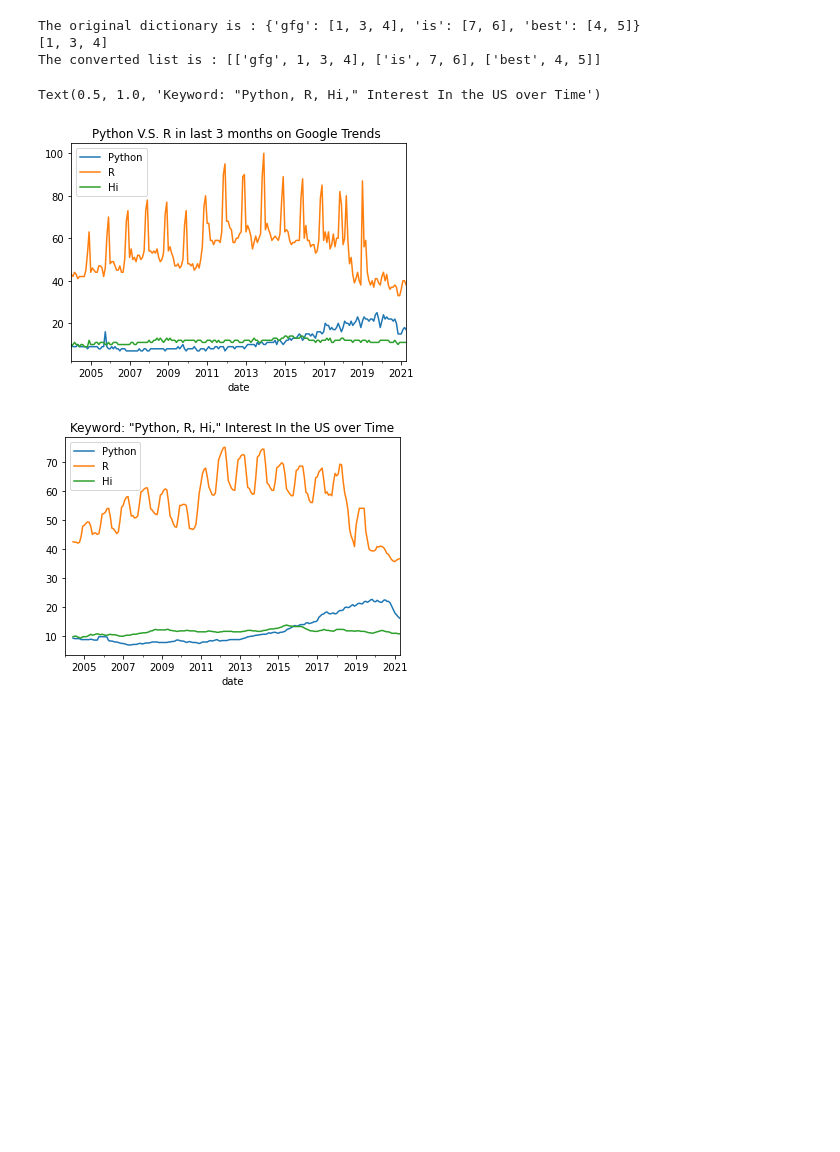
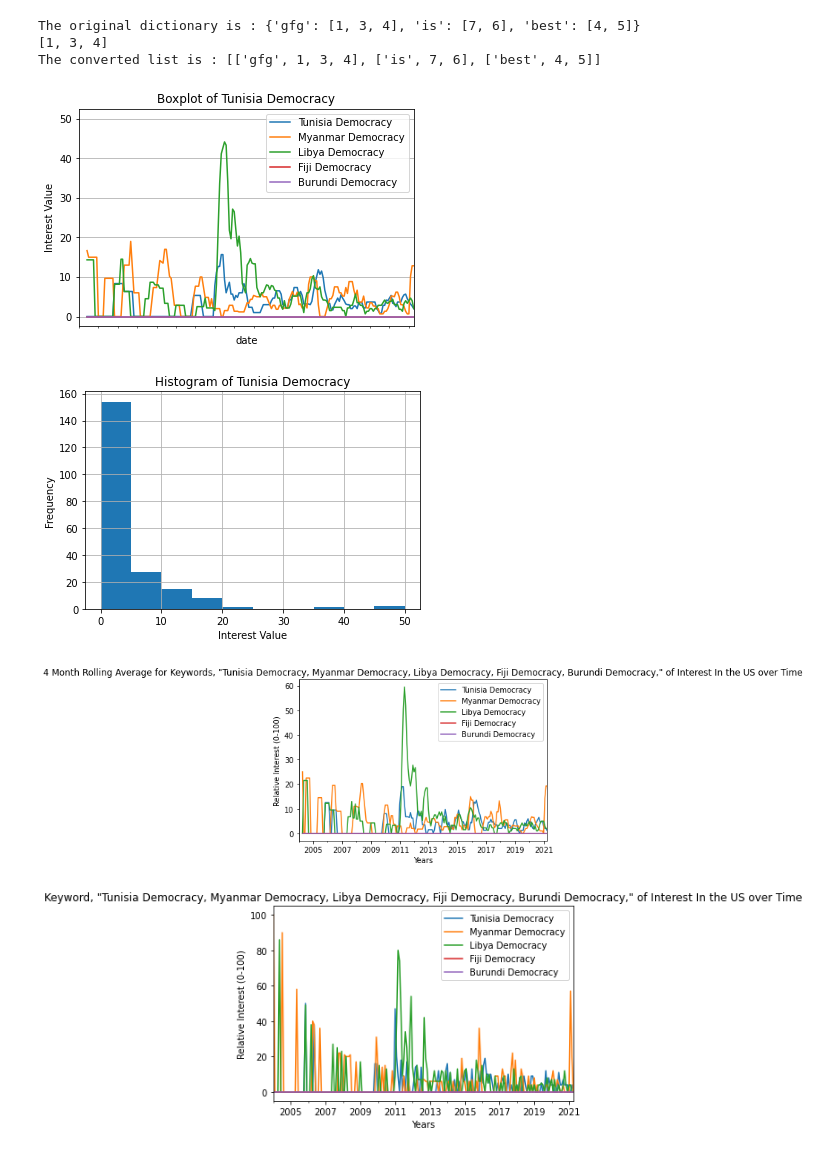
Before and after one commit to olincollege/midterm-project-Erhardt4, a Jupyter notebook: pytrend_test.ipynb, the cells around one changed output. Drawn from its saved outputs; the diff is of its cells as text; code cells hidden in the pictures; blank space fills up the shorter version.

```diff
--- a/pytrend_test.ipynb
+++ b/pytrend_test.ipynb
@@ -109,26 +109,28 @@ The converted list is : [['gfg', 1, 3, 4], ['is', 7, 6], ['best', 4, 5]]
 # %%
 import pandas as pd
 from pytrends.request import TrendReq
 pytrend = TrendReq(hl='en-US', tz=360)
-keywords = ['Python', 'R', 'Hi']
+keywords = ["Tunisia Democracy", "Myanmar Democracy", "Libya Democracy", "Fiji Democracy", "Burundi Democracy"]
 pytrend.build_payload(
      kw_list=keywords,
      cat=0,
      timeframe='all',
      geo='US',
      gprop='')
 data = pytrend.interest_over_time()
 data= data.drop(labels=['isPartial'],axis='columns')
-image = data.plot(title = 'Python V.S. R in last 3 months on Google Trends ')
-fig = image.get_figure()
-type(data)
 b = data.rolling(6).mean()
 x= ", ".join(keywords)
 b.plot()
 plt.title("Keyword: \""+ x + ",\" Interest In the US over Time")
+plotCountryUpdated.boxplots(data, "Tunisia Democracy")
+plotCountryUpdated.histograms(data, "Tunisia Democracy")
+plotCountryUpdated.rollingAverage(data, keywords, 4)
+plotCountryUpdated.makePlots(data,keywords)
 # %% [output]
-Text(0.5, 1.0, 'Keyword: "Python, R, Hi," Interest In the US over Time')
-[figure, old version]
+[figure, new version]
-[figure, old version]
+[figure, new version]
+[figure, added]
+[figure, added]
 # %%
 import pylab as pl
```
Also changed, not shown: parts of 16 cells of this notebook, 6 other files.
